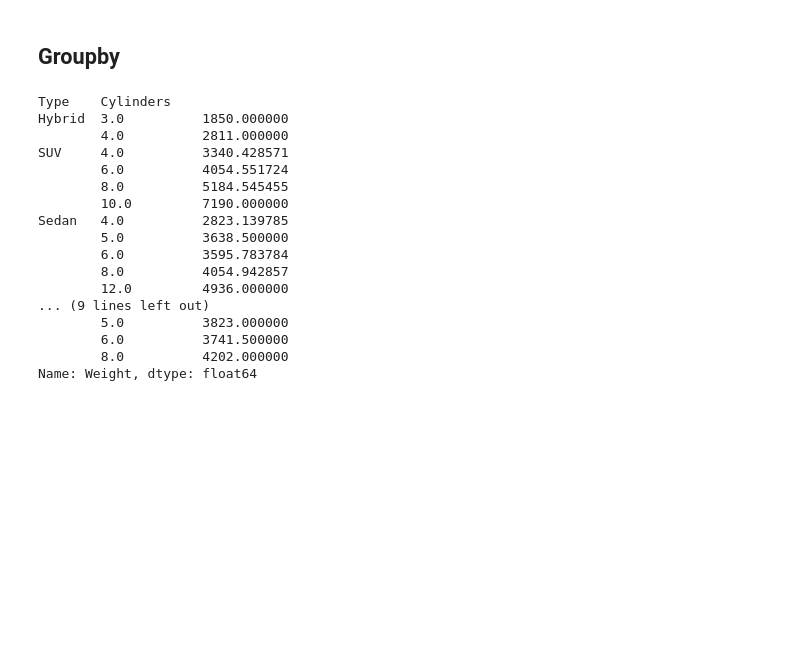
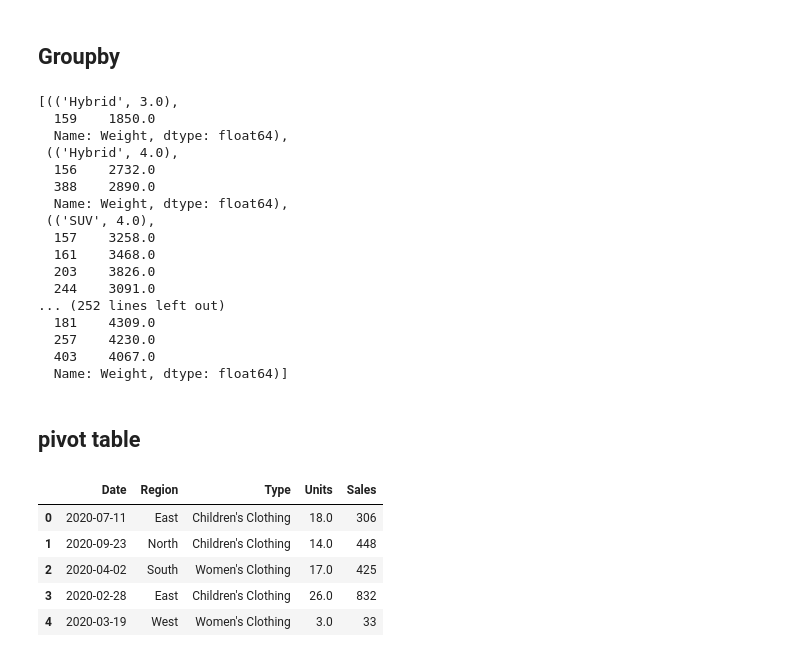
Before and after one commit to Abhilashg11/Data_science, a Jupyter notebook: Pandas1/pandas.ipynb, the cells around one changed output. Saved outputs shown, nothing was run; the diff lists cells and outputs as text; code cells hidden in the pictures; blank space fills up the shorter version.

```diff
--- a/Pandas1/pandas.ipynb
+++ b/Pandas1/pandas.ipynb
@@ -363,22 +363,36 @@ c.head()
 # %% [markdown]
 ## Groupby
 # %%
-cars.groupby(["Type",'Cylinders'])['Weight'].mean()
+list(cars.groupby(["Type",'Cylinders'])['Weight'])
 # %% [output]
-Type    Cylinders
-Hybrid  3.0          1850.000000
-        4.0          2811.000000
-SUV     4.0          3340.428571
-        6.0          4054.551724
-        8.0          5184.545455
-        10.0         7190.000000
-Sedan   4.0          2823.139785
-        5.0          3638.500000
-        6.0          3595.783784
-        8.0          4054.942857
-        12.0         4936.000000
-... (9 lines left out)
-        5.0          3823.000000
-        6.0          3741.500000
-        8.0          4202.000000
-Name: Weight, dtype: float64
+[(('Hybrid', 3.0),
+  159    1850.0
+  Name: Weight, dtype: float64),
+ (('Hybrid', 4.0),
+  156    2732.0
+  388    2890.0
+  Name: Weight, dtype: float64),
+ (('SUV', 4.0),
+  157    3258.0
+  161    3468.0
+  203    3826.0
+  244    3091.0
+... (252 lines left out)
+  181    4309.0
+  257    4230.0
+  403    4067.0
+  Name: Weight, dtype: float64)]
+# %% [markdown]
+ ## pivot table
+# %%
+import pandas as pd
+df = pd.read_excel(r'C:\Users\admin\Downloads\sample_pivot.xlsx')
+# %%
+df.head()
+# %% [output]
+|  | Date | Region | Type | Units | Sales |
+| 0 | 2020-07-11 | East | Children's Clothing | 18.0 | 306 |
+| 1 | 2020-09-23 | North | Children's Clothing | 14.0 | 448 |
+| 2 | 2020-04-02 | South | Women's Clothing | 17.0 | 425 |
+| 3 | 2020-02-28 | East | Children's Clothing | 26.0 | 832 |
+| 4 | 2020-03-19 | West | Women's Clothing | 3.0 | 33 |
```
Also changed, not shown: parts of 3 cells of this notebook.
